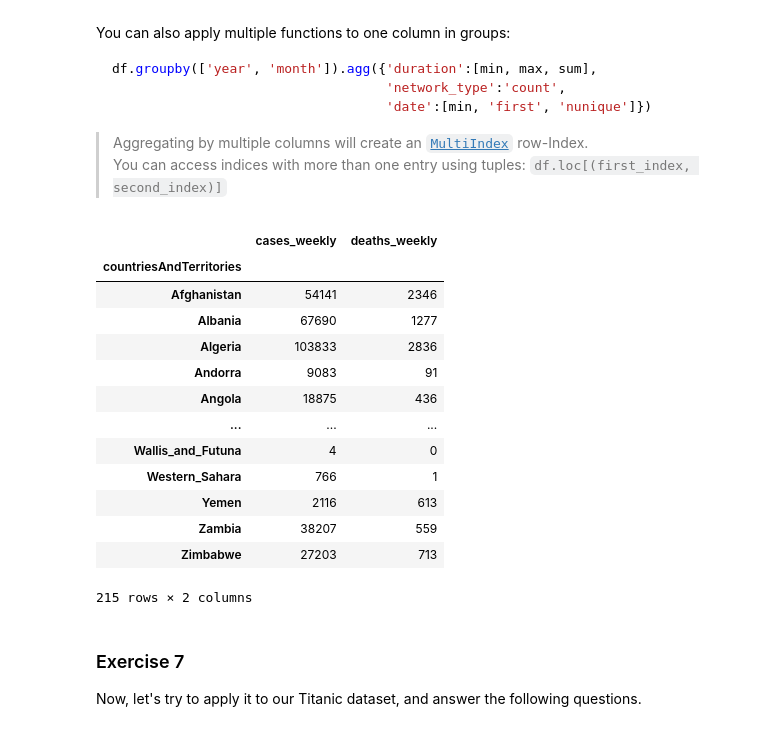
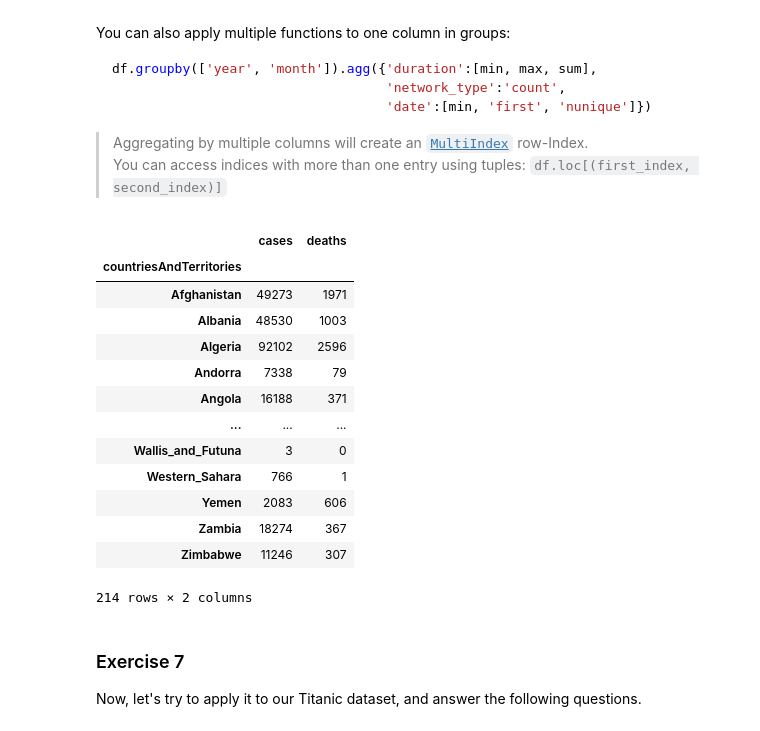
Before and after one commit to pythontsunami/teaching, a Jupyter notebook: Pandas/Pandas.ipynb, the cells around one changed output. Cells and saved outputs as stored; diff of their text form; code cells hidden in the pictures.

```diff
--- a/Pandas/Pandas.ipynb
+++ b/Pandas/Pandas.ipynb
@@ -635,7 +623,7 @@ df['Column1'] = [3, 9. 27, 81]  # Replace the entire column with other values (l
 
 > Column: a `pandas.Series` with the index of the rows
 # %%
-df['cases_per_capita'] = df['cases_weekly'] / df['popData2019'] * 100_000
+df['cases_per_capita'] = df['cases'] / df['popData2019'] * 100_000
 mask_denmark = df['countriesAndTerritories'] == 'Denmark'
 df[mask_denmark]
 # %% [output]
@@ -777,22 +761,22 @@ df.groupby(['year', 'month']).agg({'duration':[min, max, sum],
 > You can access indices with more than one entry using tuples: `df.loc[(first_index, second_index)]`
 # %%
 df.groupby(by='countriesAndTerritories').agg(
-    {'cases_weekly': 'sum', 'deaths_weekly': sum})
+    {'cases': 'sum', 'deaths': sum})
 # %% [output]
-|  | cases_weekly | deaths_weekly |
+|  | cases | deaths |
 | countriesAndTerritories |  |  |
-| Afghanistan | 54141 | 2346 |
-| Albania | 67690 | 1277 |
-| Algeria | 103833 | 2836 |
-| Andorra | 9083 | 91 |
-| Angola | 18875 | 436 |
+| Afghanistan | 49273 | 1971 |
+| Albania | 48530 | 1003 |
+| Algeria | 92102 | 2596 |
+| Andorra | 7338 | 79 |
+| Angola | 16188 | 371 |
 | ... | ... | ... |
-| Wallis_and_Futuna | 4 | 0 |
+| Wallis_and_Futuna | 3 | 0 |
 | Western_Sahara | 766 | 1 |
-| Yemen | 2116 | 613 |
-| Zambia | 38207 | 559 |
-| Zimbabwe | 27203 | 713 |
+| Yemen | 2083 | 606 |
+| Zambia | 18274 | 367 |
+| Zimbabwe | 11246 | 307 |
-215 rows × 2 columns
+214 rows × 2 columns
 # %% [markdown]
 ### Exercise 7
 
```
Also changed, not shown: parts of 18 cells of this notebook.
